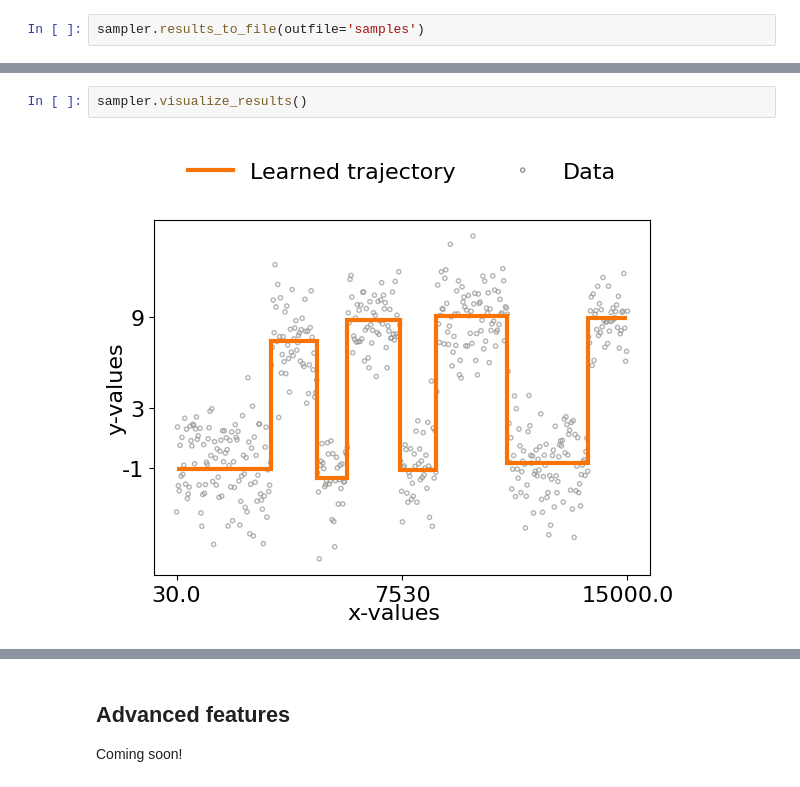
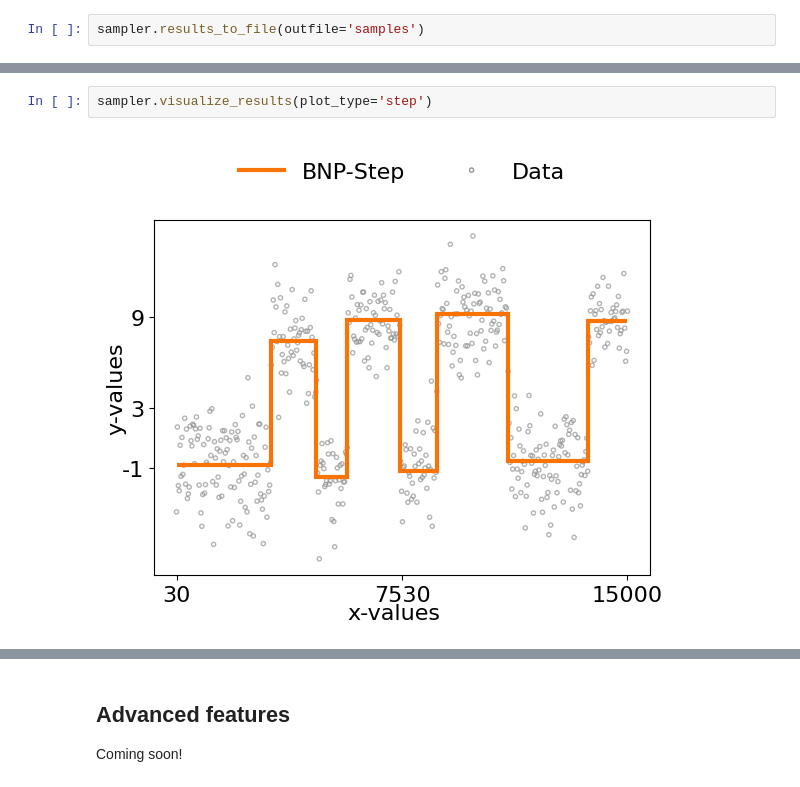
Before and after one commit to zyg1213/bnp-step_Yildiz, a Jupyter notebook: BNPStepTutorial.ipynb, the cells around one changed output, grey strips where cells are left out. Cells and saved outputs as stored; diff of their text form.

```diff
--- a/BNPStepTutorial.ipynb
+++ b/BNPStepTutorial.ipynb
@@ -61,5 +69,5 @@ If you check the directory where BNP-Step is running, you should now see a file
 # %%
-sampler.visualize_results()
+sampler.visualize_results(plot_type='step')
 # %% [output]
-[figure, old version]
+[figure, new version]
 # %% [markdown]
```
Also changed, not shown: parts of 7 cells of this notebook, 1 other file.
